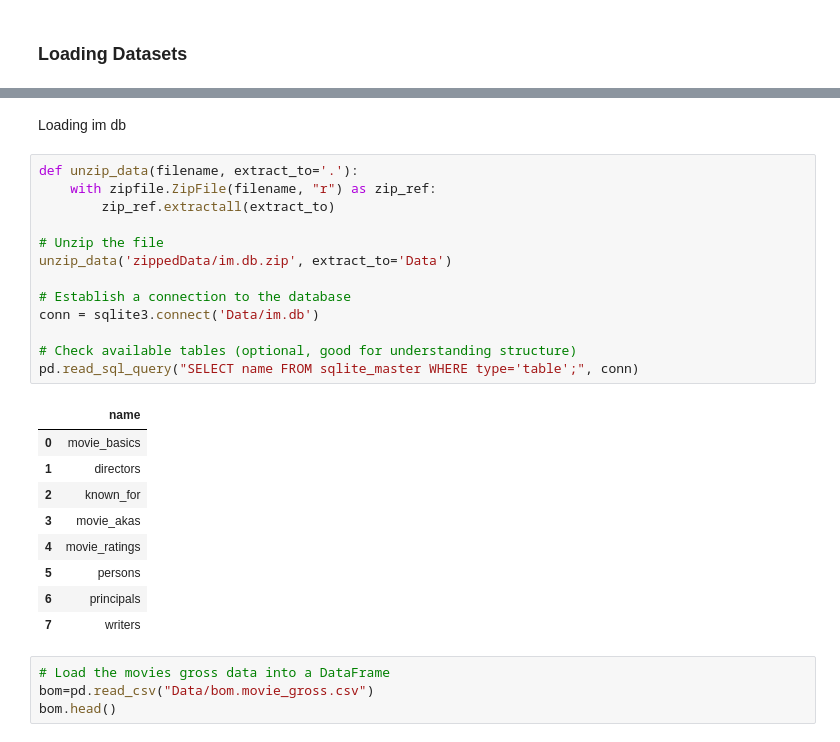
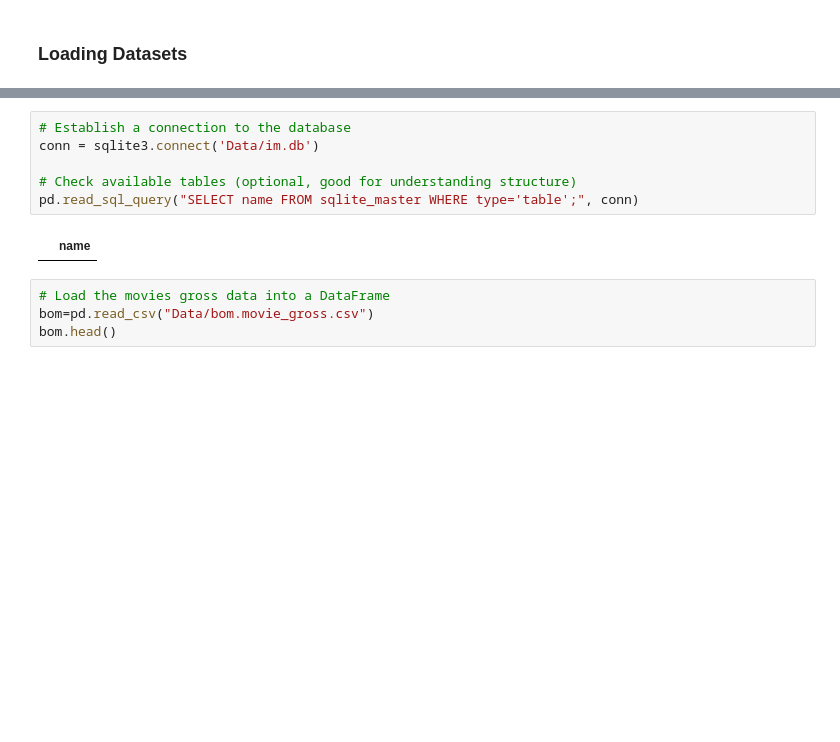
Before and after one commit to oomollo/Group5_Phase2_Project, a Jupyter notebook: index.ipynb, the cells around one changed output, grey strips where cells are left out. Drawn from its saved outputs; the diff is of its cells as text; blank space fills up the shorter version.

```diff
--- a/index.ipynb
+++ b/index.ipynb
@@ -55,30 +50,13 @@ import zipfile
 
 %matplotlib inline
-# %% [markdown]
-Loading im db
 # %%
-def unzip_data(filename, extract_to='.'):
-    with zipfile.ZipFile(filename, "r") as zip_ref:
-        zip_ref.extractall(extract_to)
-
-# Unzip the file
-unzip_data('zippedData/im.db.zip', extract_to='Data')
-
 # Establish a connection to the database
 conn = sqlite3.connect('Data/im.db')
 
 # Check available tables (optional, good for understanding structure)
 pd.read_sql_query("SELECT name FROM sqlite_master WHERE type='table';", conn)
 # %% [output]
 |  | name |
-| 0 | movie_basics |
-| 1 | directors |
-| 2 | known_for |
-| 3 | movie_akas |
-| 4 | movie_ratings |
-| 5 | persons |
-| 6 | principals |
-| 7 | writers |
 # %%
 # Load the movies gross data into a DataFrame
 bom=pd.read_csv("Data/bom.movie_gross.csv")
```
Also changed, not shown: parts of 66 cells of this notebook, 2 other files.
